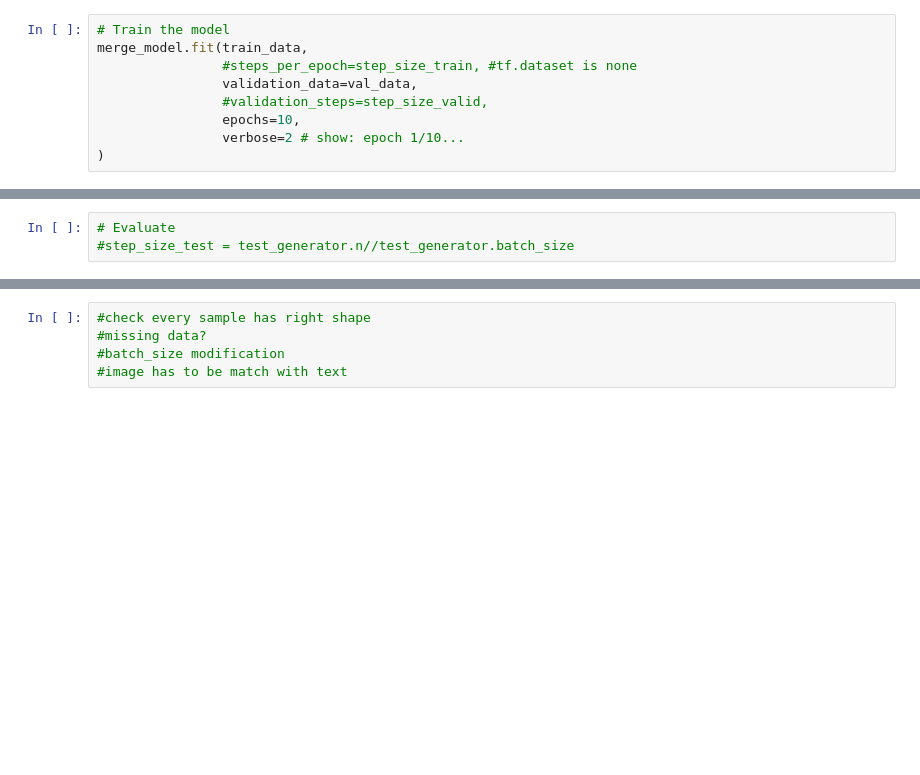
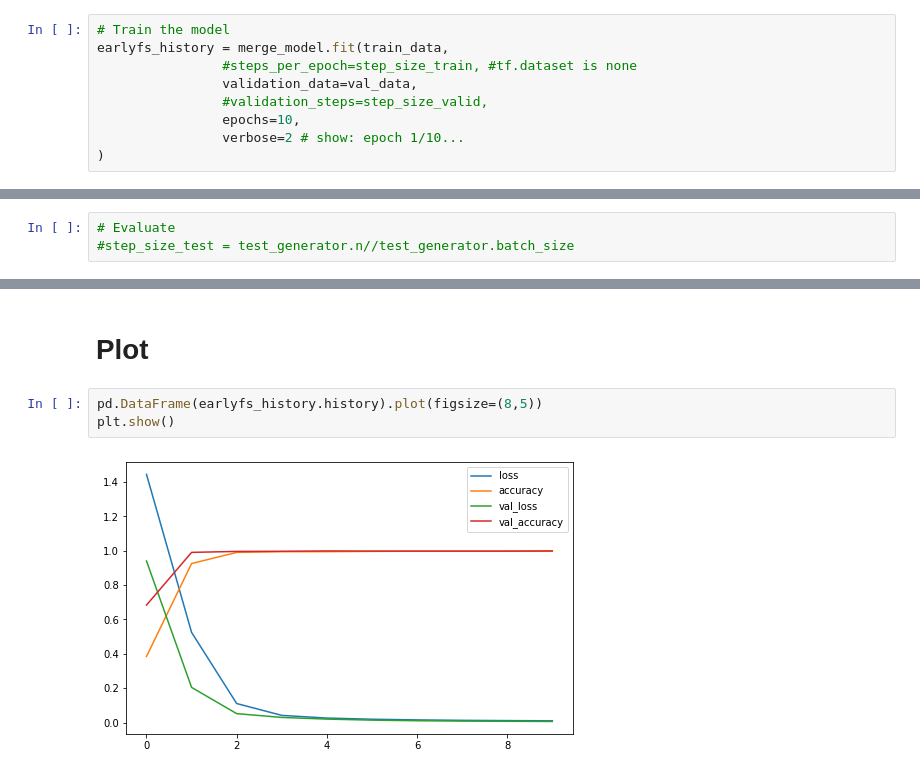
Before and after one commit to Stephanie9606/MultimodalDeepLearning_OnlineMemeClassification, a Jupyter notebook: multiclass_mulitimodal_early_fusion_memes.ipynb, the cells around one changed output, grey strips where cells are left out. Saved outputs shown, nothing was run; the diff lists cells and outputs as text; blank space fills up the shorter version.

```diff
--- a/multiclass_mulitimodal_early_fusion_memes.ipynb
+++ b/multiclass_mulitimodal_early_fusion_memes.ipynb
@@ -599,7 +599,7 @@ train_data.element_spec
 #step_size_valid=valid_generator.n//valid_generator.batch_size
 # %%
 # Train the model
-merge_model.fit(train_data,
+earlyfs_history = merge_model.fit(train_data,
                 #steps_per_epoch=step_size_train, #tf.dataset is none
                 validation_data=val_data,
                 #validation_steps=step_size_valid,
@@ -641,5 +640,7 @@ loss: 0.01236875168979168. accuracy: 0.99660325050354
-# %%
-#check every sample has right shape
-#missing data?
-#batch_size modification
-#image has to be match with text
+# %% [markdown]
+# Plot
+# %%
+pd.DataFrame(earlyfs_history.history).plot(figsize=(8,5))
+plt.show()
+# %% [output]
+[figure, added]
```
Also changed, not shown: parts of 9 cells of this notebook.
